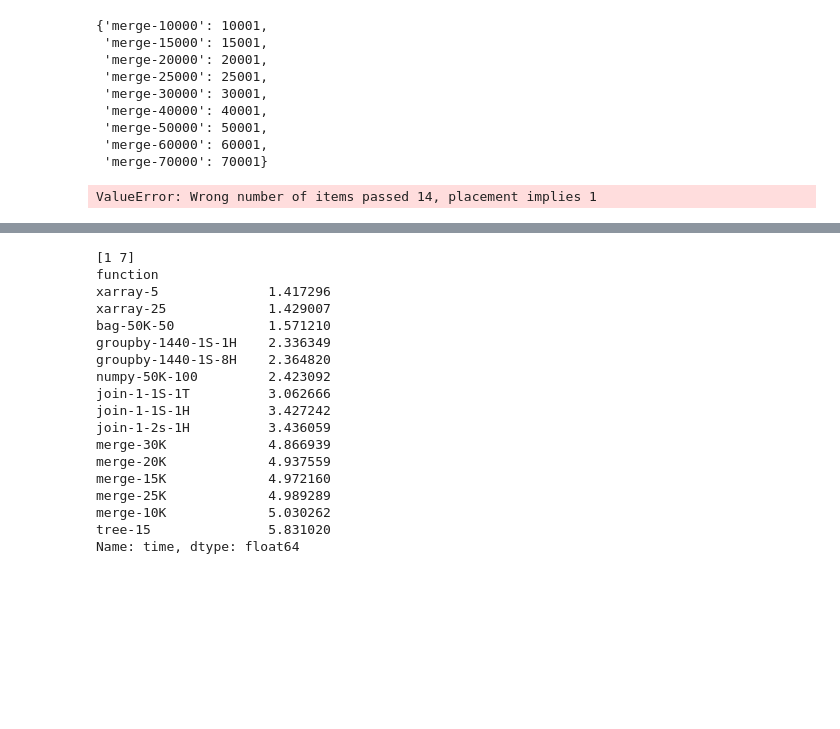
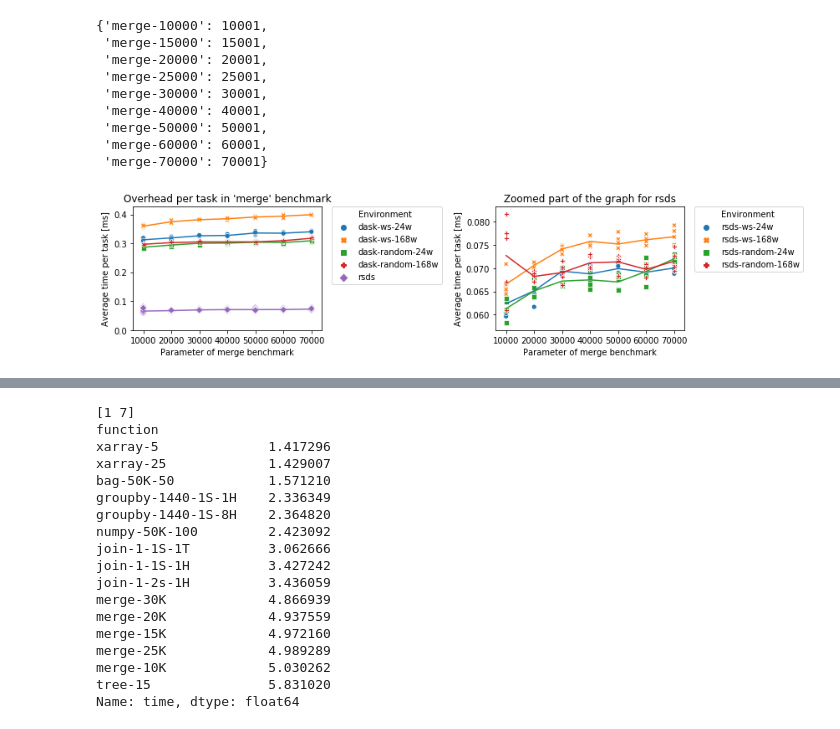
Before and after one commit to andygrove/rsds, a Jupyter notebook: exps/exp4/exp4.ipynb, the cells around one changed output, grey strips where cells are left out. Cells and saved outputs as stored; diff of their text form; code cells hidden in the pictures; blank space fills up the shorter version.

```diff
--- a/exps/exp4/exp4.ipynb
+++ b/exps/exp4/exp4.ipynb
@@ -64,40 +64,60 @@ MERGE_SIZES
  'merge-60000': 60001,
  'merge-70000': 70001}
 # %%
+from matplotlib.patches import ConnectionPatch
 def tab(df, runtime):
     dg = pd.DataFrame(df[df.function.isin(list(MERGE_SIZES)) & (df.worker == "zw") & (df.runtime==runtime)])
     dg["n"] = dg.function.apply(lambda x: int(x.split("-")[1]))
-
     dg["ttime"] = dg.apply(lambda r: r.time / MERGE_SIZES[r.benchmark] * 1000, axis=1)
     #dg["key"] = dg.apply(lambda r: "{}-{}-{}w".format(r.runtime, r.scheduler, r.workers), axis=1)
 
-    print(dg.groupby(["nodes", "scheduler"], as_index=False)["ttime"].mean())
-    print(dg[dg["nodes"] == "ws"]["ttime"].mean())
+    if runtime == "dask":
+        dg2 = pd.DataFrame(df[df.function.isin(list(MERGE_SIZES)) & (df.worker == "zw") & (df.runtime=="rsds")])
+        dg2["n"] = dg2.function.apply(lambda x: int(x.split("-")[1]))
+        dg2["ttime"] = dg2.apply(lambda r: r.time / MERGE_SIZES[r.benchmark] * 1000, axis=1)
+        dg2["Environment"] = "rsds"
+        dg = pd.concat([dg, dg2])
 
-    sns.lineplot(data=dg, x="n", y="ttime", hue="cname", ci=None, legend=False)
-    g = sns.scatterplot(data=dg, x="n", y="ttime", hue="cname", style="cname")
+    sns.lineplot(data=dg, x="n", y="ttime", hue="Environment", ci=None, legend=False)
+    g = sns.scatterplot(data=dg, x="n", y="ttime", hue="Environment", style="Environment")
 
-    plt.title("Overhead per task in 'merge' benchmark ({})".format(runtime))
+    if runtime == "rsds":
+        plt.title("Zoomed part of the graph for rsds")
+    else:
+        plt.title("Overhead per task in 'merge' benchmark")
+        plt.ylim(0, None)
     plt.ylabel("Average time per task [ms]")
     plt.xlabel("Parameter of merge benchmark")
+    plt.legend(bbox_to_anchor=(1.05, 1), loc=2, borderaxespad=0.)
 
-    plt.legend(bbox_to_anchor=(1.05, 1), loc=2, borderaxespad=0.)
-    plt.tight_layout()
-    plt.savefig(f"tt-merge-{runtime}.png")
-    plt.show()
 
+
+plt.figure(figsize=(12, 3))
+plot1 = plt.subplot(1, 2, 1)
+
+tab(df2, "dask")
+plot2 = plt.subplot(1, 2, 2)
 tab(df2, "rsds")
-tab(df2, "dask")
+
+#con = ConnectionPatch(xyA=(0, 0), xyB=(0, 0), coordsA="data", coordsB="data",
+#                      axesA=plot1, axesB=plot2)
+#plot2.add_artist(con)
+plt.tight_layout()
+plt.savefig(f"tt-merge.pdf")
+plt.show()
+
+
+
 #plt.legend(title='', loc='center right', labels=['Hell Yeh', 'Nah Bruh'])
 
 #dg = dg.groupby(["n", "runtime", "scheduler", "workers"], as_index=False)["time"].mean()
 
 #baseline = dg[(dg.runtime == "dask") & (dg.scheduler == "ws")].set_index(["n", "workers"])
 #rsds = dg[(dg.runtime == "rsds") & (dg.scheduler == "ws")].set_index(["n", "workers"])
 
 #(baseline["time"] / rsds["time"]).reset_index().plot(x="n", y="workers")
 # %% [output]
-ValueError: Wrong number of items passed 14, placement implies 1
+[figure, added]
 # %%
 from sklearn.linear_model import LinearRegression
 def tab2(runtime):
```
Also changed, not shown: parts of 3 cells of this notebook.
